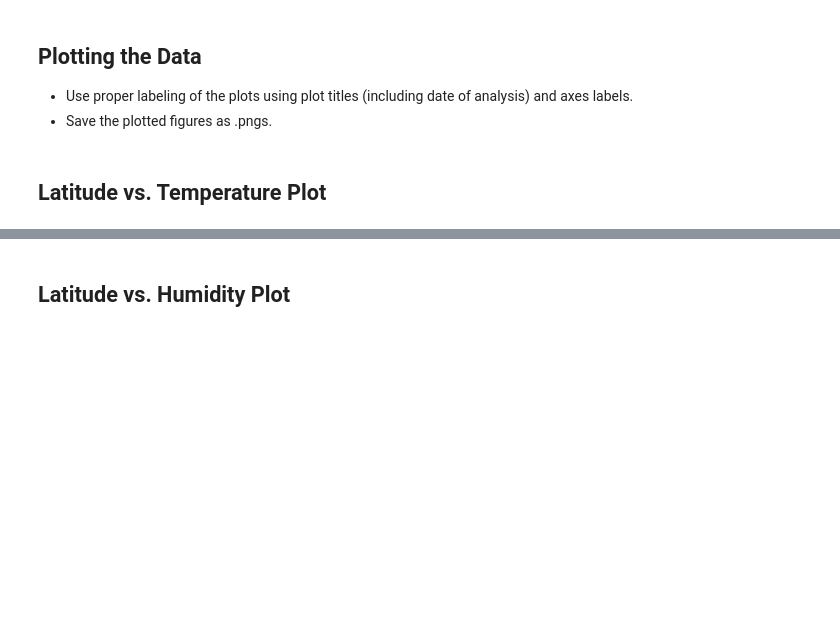
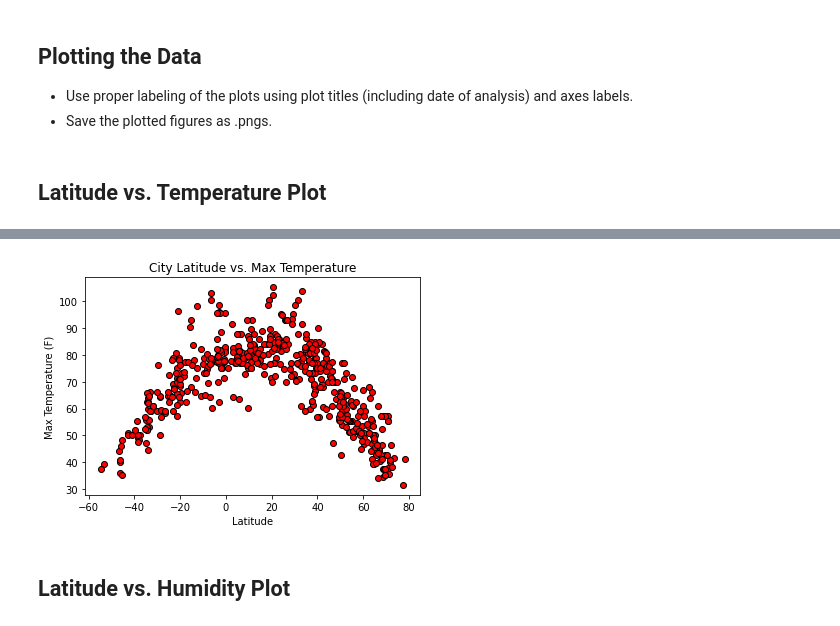
Before and after one commit to JonZagorski/Python_API, a Jupyter notebook: Homework/starter_code/WeatherPy.ipynb, the cells around one changed output, grey strips where cells are left out. Cells and saved outputs as stored; diff of their text form; code cells hidden in the pictures; blank space fills up the shorter version.

Commit message:
finishing up ploting the data

```diff
--- a/Homework/starter_code/WeatherPy.ipynb
+++ b/Homework/starter_code/WeatherPy.ipynb
@@ -207,3 +207,7 @@ Skip this step if there are no cities that have humidity > 100%.
 # %%
 # Make a new DataFrame equal to the city data to drop all humidity outliers by index.
 # Passing "inplace=False" will make a copy of the city_data DataFrame, which we call "clean_city_data".
+clean_city_data = 'cities.csv'
+data = pd.read_csv(clean_city_data)
+data = data.drop(['Unnamed: 0'], axis=1)
+data.head()
@@ -219,2 +234,17 @@ Skip this step if there are no cities that have humidity > 100%.
+# %%
+x_axis = data['lat']
+y_axis = data['max temp']
+
+plt.title("City Latitude vs. Max Temperature")
+plt.ylabel('Max Temperature (F)')
+plt.xlabel("Latitude")
+#plt.xlim() placeholder but I like the way it looks without setting values
+#plt.ylim() will leave this and comments
+plt.scatter(x_axis, y_axis, marker='o', edgecolors='black', facecolors = 'red')
+plt.plot()
+plt.savefig("lat-vs-temp.png",dpi=150)
+plt.show()
+# %% [output]
+[figure, added]
 # %% [markdown]
 ## Latitude vs. Humidity Plot
```
Also changed, not shown: parts of 16 cells of this notebook, 9 other files.
